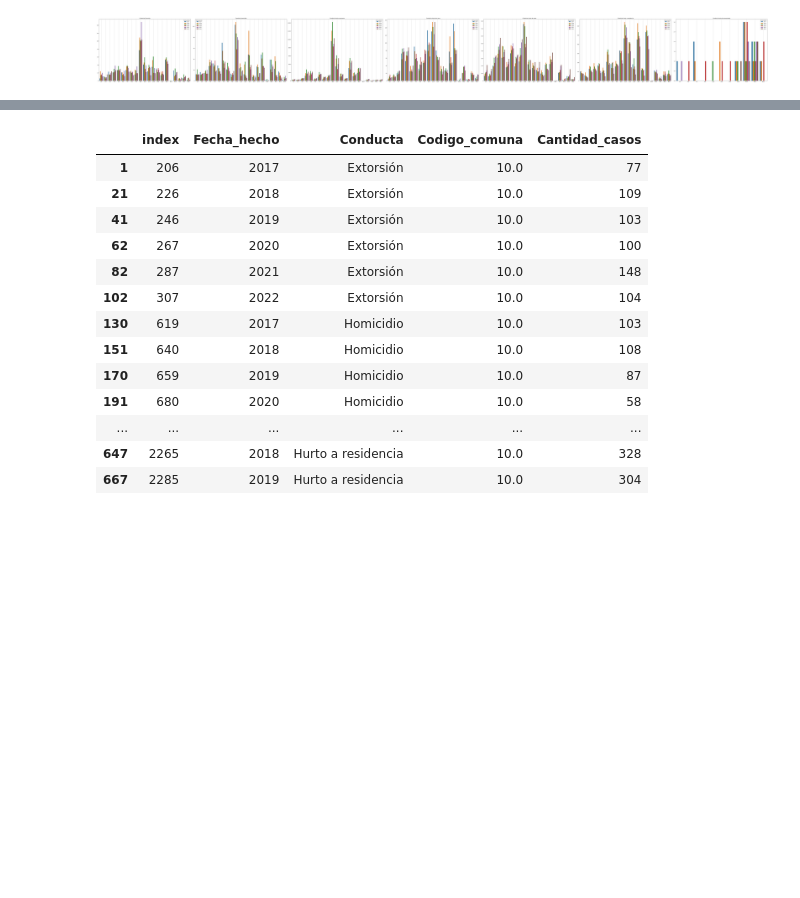
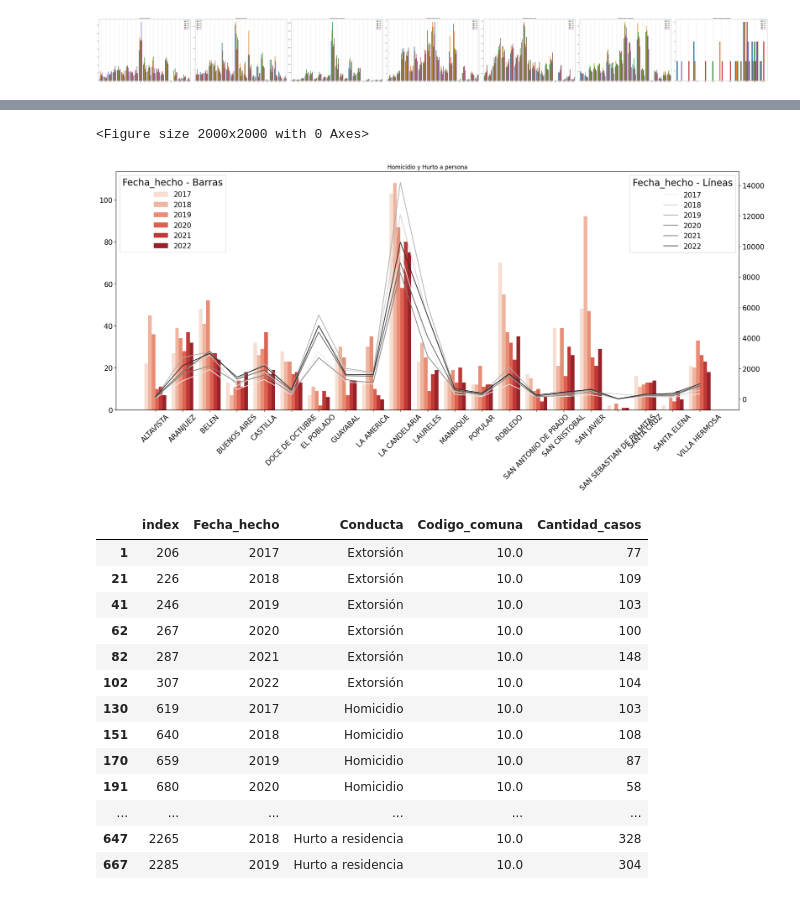
Before and after one commit to DanielNietoMora8/Hackaton_IUPB_eq05, a Jupyter notebook: CodeDatosHurtos.ipynb, the cells around one changed output, grey strips where cells are left out. Saved outputs shown, nothing was run; the diff lists cells and outputs as text; code cells hidden in the pictures; blank space fills up the shorter version.

Commit message:
Code is added to generate line and bar charts

```diff
--- a/CodeDatosHurtos.ipynb
+++ b/CodeDatosHurtos.ipynb
@@ -107,3 +107,5 @@ plt.savefig('Gráficos de Barras para Conductas (2017-2022).jpg', dpi = 300, tra
 plt.show()
 # %% [output]
 [figure]
+# %%
+df_ingresos_familias = pd.read_csv("./17_20_ingresos_familias.csv")
@@ -109,0 +121,3 @@ plt.show()
+# %%
+result = pd.merge(df_ingresos_familias, df_2017_2022, right_on = "Codigo_comuna", left_on = "Codigo_comuna", how = "outer")
+result.head()
@@ -110,3 +131,51 @@ plt.show()
+# %%
+# Define una paleta de colores de tonos de rojo para las barras
+palette_barras = sns.color_palette("Reds", len(result['Fecha_hecho'].unique()))
+
+# Define una paleta de colores de tonos de grises para las líneas
+palette_lineas = sns.color_palette("Greys", len(result['Fecha_hecho'].unique()))
+
+
+plt.figure(figsize=(20, 20))
+
+data1 = result[(result.Conducta == "Homicidio") & (result.Fecha_hecho.isin(aray_Fecha_hecho))]
+data2 = result[(result.Conducta == "Hurto a persona") & (result.Fecha_hecho.isin(aray_Fecha_hecho))]
+
+# Crea un segundo eje (gráfico de líneas en tonos de grises) compartiendo el eje y del primer eje (gráfico de barras)
+fig, ax1 = plt.subplots(figsize=(20, 10))
+ax2 = ax1.twinx()
+
+# Configura el primer eje (gráfico de barras en tonos de rojo)
+sns.barplot(data=data1, x='Comuna', y='Cantidad_casos', hue='Fecha_hecho', palette=palette_barras, ax=ax1)
+
+# Configura el segundo eje (gráfico de líneas en tonos de grises)
+sns.lineplot(data=data2, x='Comuna', y='Cantidad_casos', hue='Fecha_hecho', palette=palette_lineas, ax=ax2)
+
+plt.title(f"Homicidio y Hurto a persona")
+ax1.set_xlabel('')
+ax1.set_ylabel('')
+ax2.set_ylabel('')
+
+# Rotamos las etiquetas del eje x en 45 grados
+ax1.set_xticklabels(ax1.get_xticklabels(), rotation=45)
+ax1.tick_params(axis='both', labelsize=15)
+ax2.tick_params(axis='y', labelsize=15)
+
+# Ajusta el tamaño del legend y la ubicación
+legend1 = ax1.legend(title='Fecha_hecho - Barras', prop={'size': 15})
+legend1.get_title().set_fontsize(20)  # Ajusta el tamaño del título del legend
+#legend1.set_loc('upper left')  # Ubicación del legend para las barras
+
+legend2 = ax2.legend(title='Fecha_hecho - Líneas', prop={'size': 15})
+legend2.get_title().set_fontsize(20)  # Ajusta el tamaño del título del legend
+#legend2.set_loc('upper right')  # Ubicación del legend para las líneas
+
+plt.tight_layout()
+plt.savefig('Gráficos de Barras y Líneas para Conductas (2017-2022) - Rojo y Gris - Rotado.jpg', dpi=300, transparent=True)
+plt.show()
+# %% [output]
+<Figure size 2000x2000 with 0 Axes>
+[figure, added]
 # %%
 df_2017_2022[df_2017_2022['Codigo_comuna'] == 10.0]
 # %% [output]
```
Also changed, not shown: parts of 2 cells of this notebook, 1 other file.
